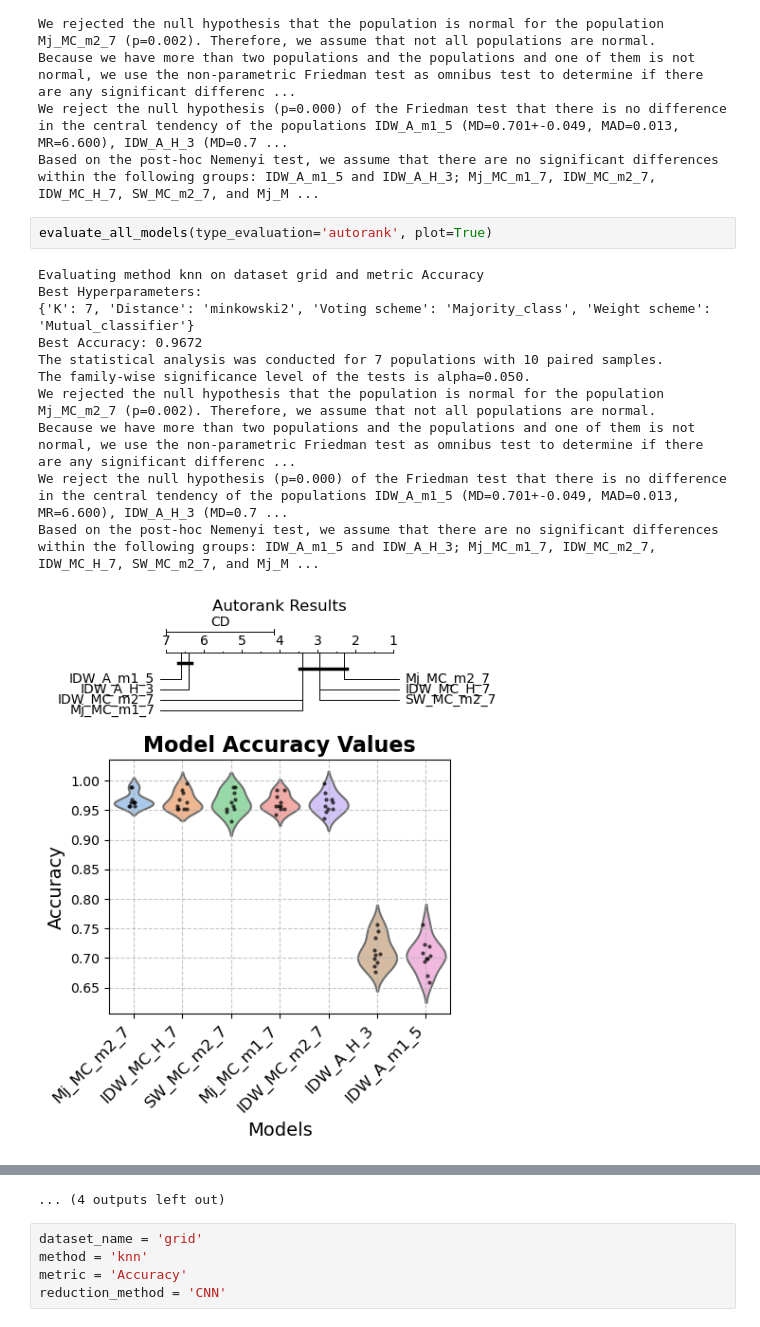
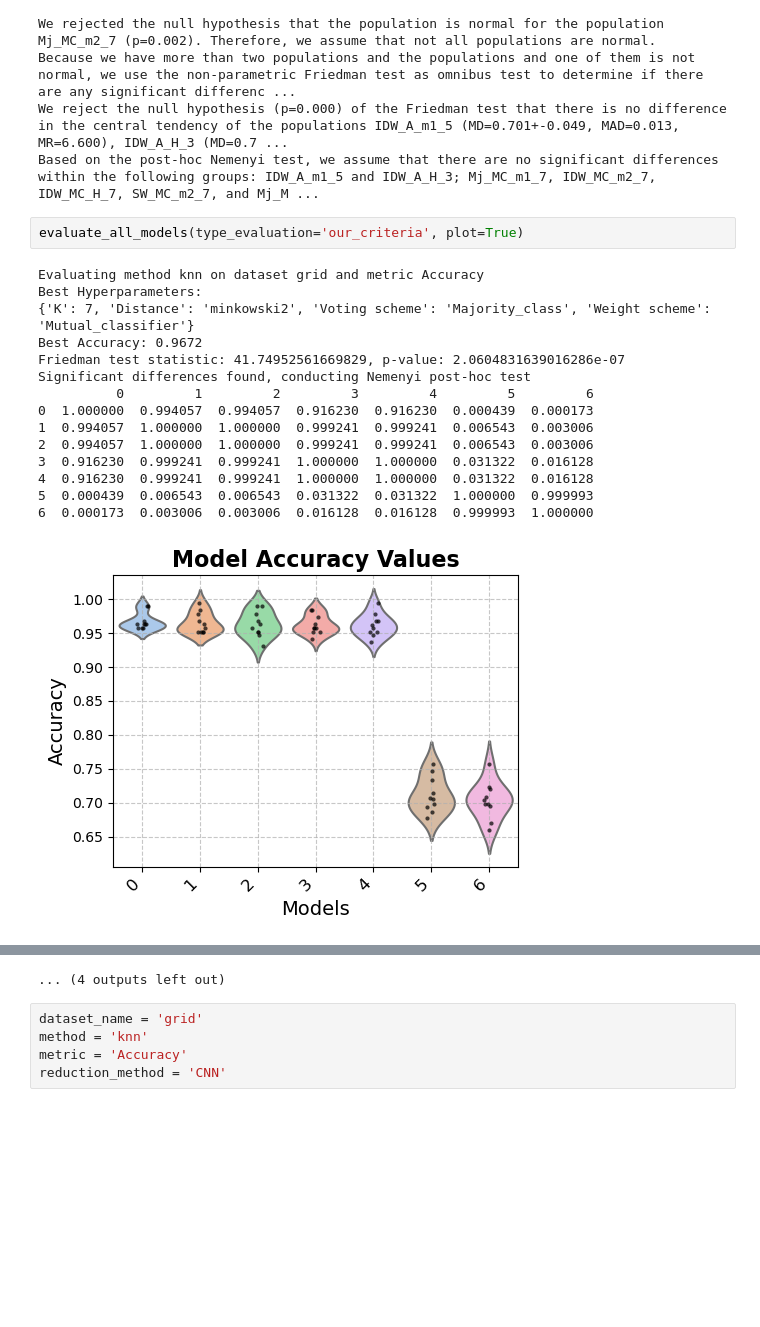
Before and after one commit to XavierQuerol/IML-Work2, a Jupyter notebook: pythonProject/results_analysis.ipynb, the cells around one changed output, grey strips where cells are left out. Cells and saved outputs as stored; diff of their text form; blank space fills up the shorter version.

```diff
--- a/pythonProject/results_analysis.ipynb
+++ b/pythonProject/results_analysis.ipynb
@@ -17,19 +17,23 @@ Because we have more than two populations and the populations and one of them is
 We reject the null hypothesis (p=0.000) of the Friedman test that there is no difference in the central tendency of the populations IDW_A_m1_5 (MD=0.701+-0.049, MAD=0.013, MR=6.600), IDW_A_H_3 (MD=0.7 ...
 Based on the post-hoc Nemenyi test, we assume that there are no significant differences within the following groups: IDW_A_m1_5 and IDW_A_H_3; Mj_MC_m1_7, IDW_MC_m2_7, IDW_MC_H_7, SW_MC_m2_7, and Mj_M ...
 # %%
-evaluate_all_models(type_evaluation='autorank', plot=True)
+evaluate_all_models(type_evaluation='our_criteria', plot=True)
 # %% [output]
 Evaluating method knn on dataset grid and metric Accuracy
 Best Hyperparameters:
 {'K': 7, 'Distance': 'minkowski2', 'Voting scheme': 'Majority_class', 'Weight scheme': 'Mutual_classifier'}
 Best Accuracy: 0.9672
-The statistical analysis was conducted for 7 populations with 10 paired samples.
-The family-wise significance level of the tests is alpha=0.050.
-We rejected the null hypothesis that the population is normal for the population Mj_MC_m2_7 (p=0.002). Therefore, we assume that not all populations are normal.
-Because we have more than two populations and the populations and one of them is not normal, we use the non-parametric Friedman test as omnibus test to determine if there are any significant differenc ...
-We reject the null hypothesis (p=0.000) of the Friedman test that there is no difference in the central tendency of the populations IDW_A_m1_5 (MD=0.701+-0.049, MAD=0.013, MR=6.600), IDW_A_H_3 (MD=0.7 ...
-Based on the post-hoc Nemenyi test, we assume that there are no significant differences within the following groups: IDW_A_m1_5 and IDW_A_H_3; Mj_MC_m1_7, IDW_MC_m2_7, IDW_MC_H_7, SW_MC_m2_7, and Mj_M ...
+Friedman test statistic: 41.74952561669829, p-value: 2.0604831639016286e-07
+Significant differences found, conducting Nemenyi post-hoc test
+          0         1         2         3         4         5         6
+0  1.000000  0.994057  0.994057  0.916230  0.916230  0.000439  0.000173
+1  0.994057  1.000000  1.000000  0.999241  0.999241  0.006543  0.003006
+2  0.994057  1.000000  1.000000  0.999241  0.999241  0.006543  0.003006
+3  0.916230  0.999241  0.999241  1.000000  1.000000  0.031322  0.016128
+4  0.916230  0.999241  0.999241  1.000000  1.000000  0.031322  0.016128
+5  0.000439  0.006543  0.006543  0.031322  0.031322  1.000000  0.999993
+6  0.000173  0.003006  0.003006  0.016128  0.016128  0.999993  1.000000
-[figure, old version]
+[figure, new version]
 Evaluating method knn on dataset grid and metric Solving Time
 Best Hyperparameters:
 {'K': 7, 'Distance': 'minkowski2', 'Voting scheme': 'Majority_class', 'Weight scheme': 'Mutual_classifier'}
```
Also changed, not shown: parts of 3 cells of this notebook, 1 other file.
